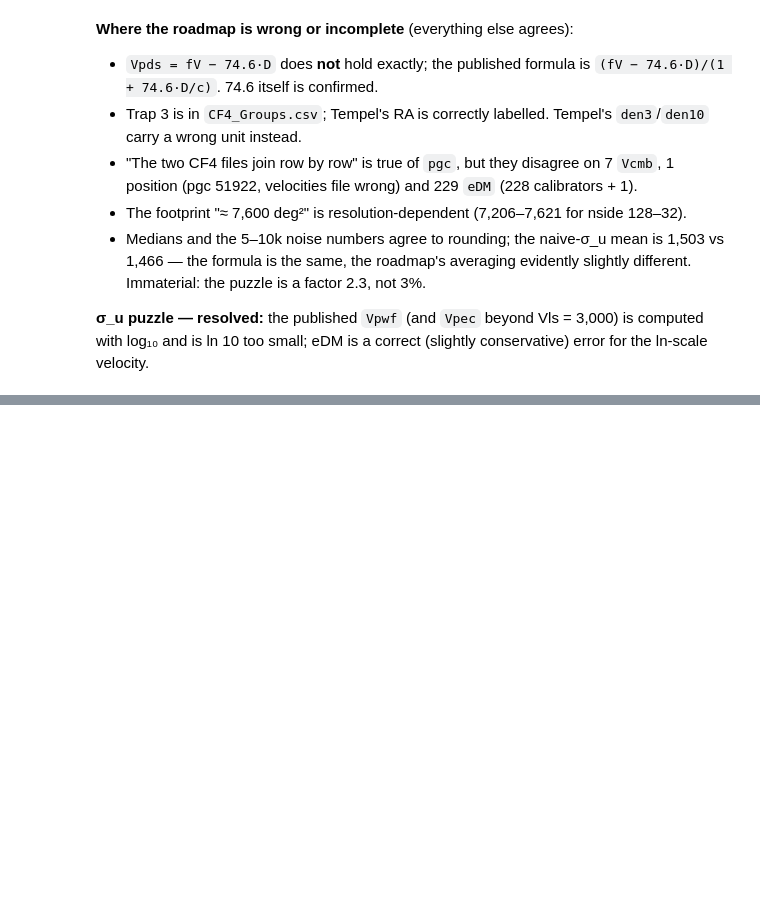
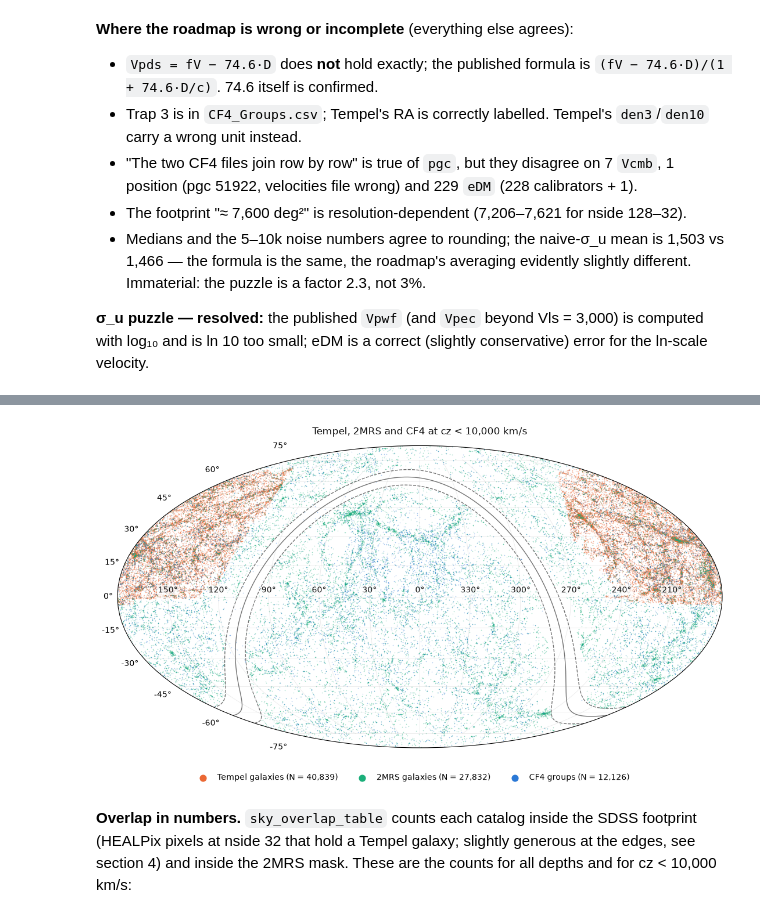
Before and after one commit to ofeke2000/Cross-correlating-Tempel-SDSS-groups-with-Cosmicflows-4-peculiar-velocities, a Jupyter notebook: notebooks/11_real_catalog_audit.ipynb, the cells around one changed output, grey strips where cells are left out. Cells and saved outputs as stored; diff of their text form; code cells hidden in the pictures; blank space fills up the shorter version.

```diff
--- a/notebooks/11_real_catalog_audit.ipynb
+++ b/notebooks/11_real_catalog_audit.ipynb
@@ -551,0 +711,9 @@ log₁₀ and is ln 10 too small; eDM is a correct (slightly conservative) error
+# %%
+fig = audit.make_overlap_sky_map(samples, title="Tempel, 2MRS and CF4 at cz < 10,000 km/s",
+                                 cz_max=config.analysis_cz_max)
+# %% [output]
+[figure, added]
+# %% [markdown]
+**Overlap in numbers.** `sky_overlap_table` counts each catalog inside the SDSS footprint (HEALPix
+pixels at nside 32 that hold a Tempel galaxy; slightly generous at the edges, see section 4) and
+inside the 2MRS mask. These are the counts for all depths and for cz < 10,000 km/s:
```
Also changed, not shown: parts of 28 cells of this notebook, 7 other files.
